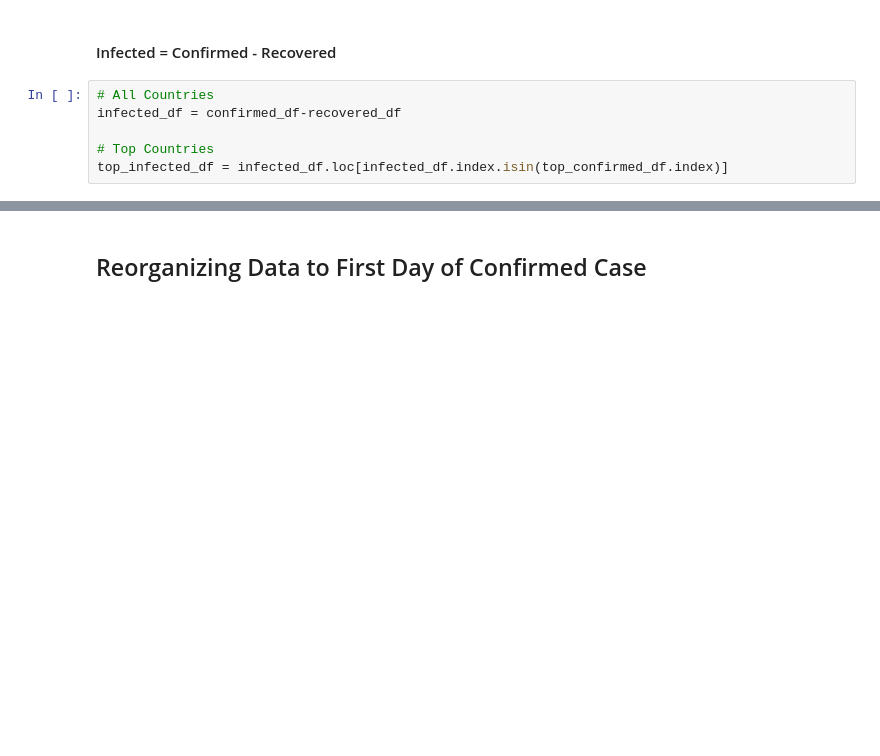
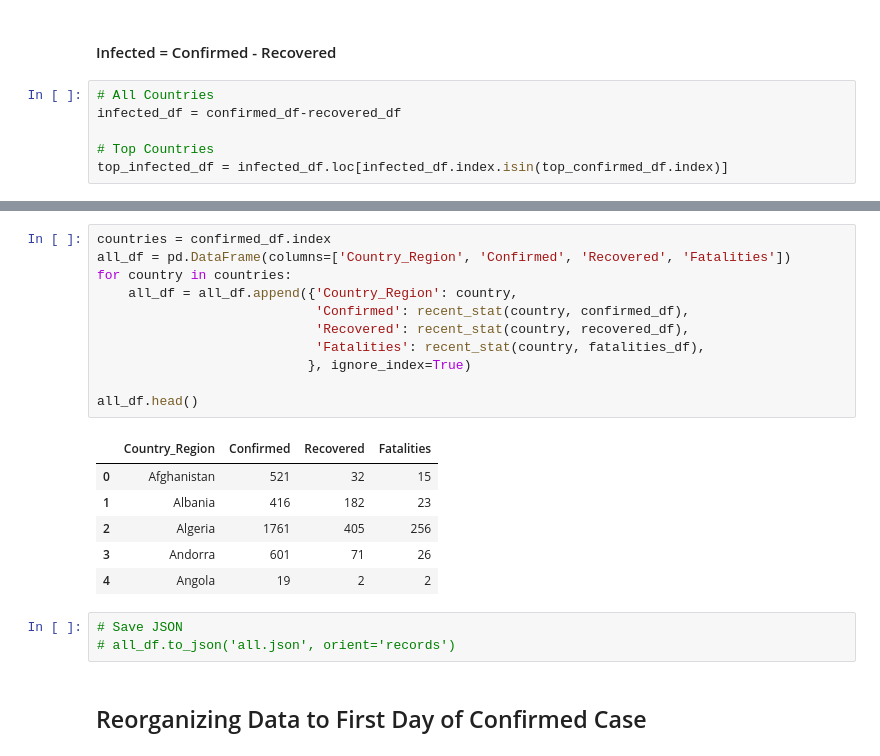
Before and after one commit to ellemonke/COVID-19, a Jupyter notebook: static/resources/cases/all.ipynb, the cells around one changed output, grey strips where cells are left out. Drawn from its saved outputs; the diff is of its cells as text; blank space fills up the shorter version.

```diff
--- a/static/resources/cases/all.ipynb
+++ b/static/resources/cases/all.ipynb
@@ -67,3 +79,24 @@ top_infected_df = infected_df.loc[infected_df.index.isin(top_confirmed_df.index)
+# %%
+countries = confirmed_df.index
+all_df = pd.DataFrame(columns=['Country_Region', 'Confirmed', 'Recovered', 'Fatalities'])
+for country in countries:
+    all_df = all_df.append({'Country_Region': country,
+                            'Confirmed': recent_stat(country, confirmed_df),
+                            'Recovered': recent_stat(country, recovered_df),
+                            'Fatalities': recent_stat(country, fatalities_df),
+                           }, ignore_index=True)
+
+all_df.head()
+# %% [output]
+|  | Country_Region | Confirmed | Recovered | Fatalities |
+| 0 | Afghanistan | 521 | 32 | 15 |
+| 1 | Albania | 416 | 182 | 23 |
+| 2 | Algeria | 1761 | 405 | 256 |
+| 3 | Andorra | 601 | 71 | 26 |
+| 4 | Angola | 19 | 2 | 2 |
+# %%
+# Save JSON
+# all_df.to_json('all.json', orient='records')
 # %% [markdown]
 ## Reorganizing Data to First Day of Confirmed Case
 # %%
```
Also changed, not shown: parts of 12 cells of this notebook, 31 other files.
